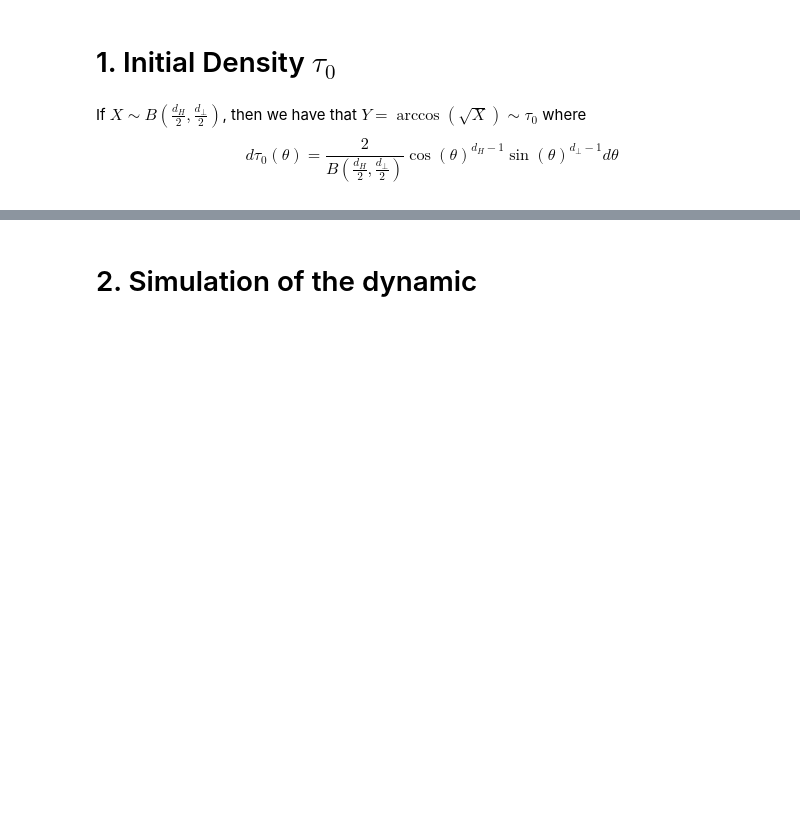
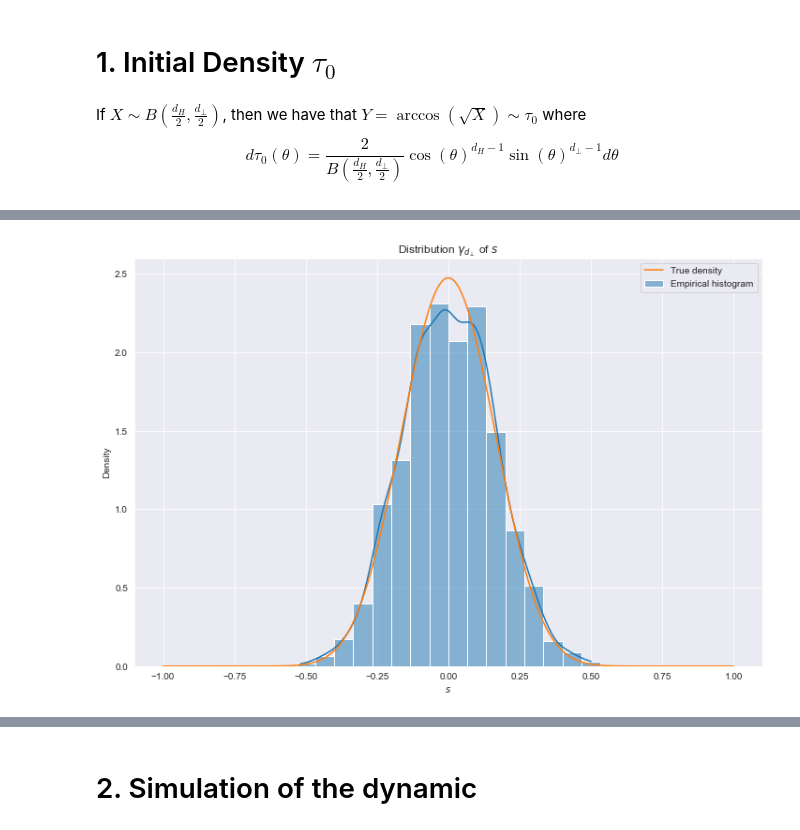
Before and after one commit to karl-hajjar/learning-structure, a Jupyter notebook: learning-structure/notebooks/1d-angles-simulation.ipynb, the cells around one changed output, grey strips where cells are left out. Cells and saved outputs as stored; diff of their text form; code cells hidden in the pictures; blank space fills up the shorter version.

```diff
--- a/learning-structure/notebooks/1d-angles-simulation.ipynb
+++ b/learning-structure/notebooks/1d-angles-simulation.ipynb
@@ -85,0 +113,16 @@ signs = np.copy(initial_cs)
+# %%
+r_grid = np.linspace(start=-1., stop=1., num=num, endpoint=True)
+colors = sns.color_palette()
+
+data = pd.DataFrame(columns=['s$'])
+data['$s$'] = us
+
+plt.figure(figsize=(12, 8))
+sns.histplot(data, x='$s$', stat='density', kde=True, binrange=(-1., 1.), bins=30,
+             label='Empirical histogram')
+plt.plot(u_grid, (1 - u_grid**2)**((d-d_H-3)/2) / s.beta(1/2, (d-d_H-1)/2), color=colors[1], label='True density')
+plt.title('Distribution $\gamma_{d_\perp}$ of $s$')
+plt.legend()
+plt.show()
+# %% [output]
+[figure, added]
```
Also changed, not shown: parts of 62 cells of this notebook, 2 other files.
